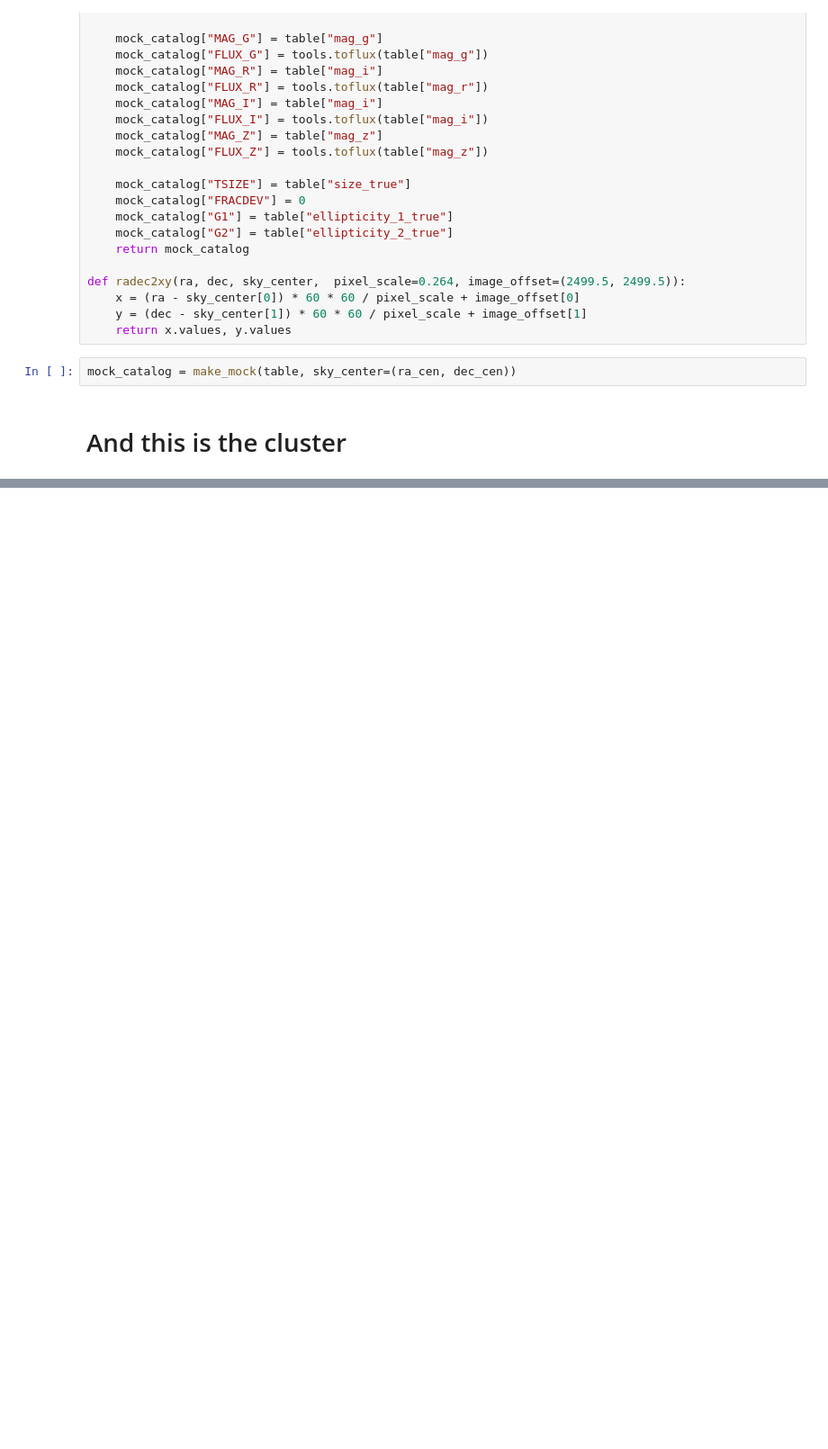
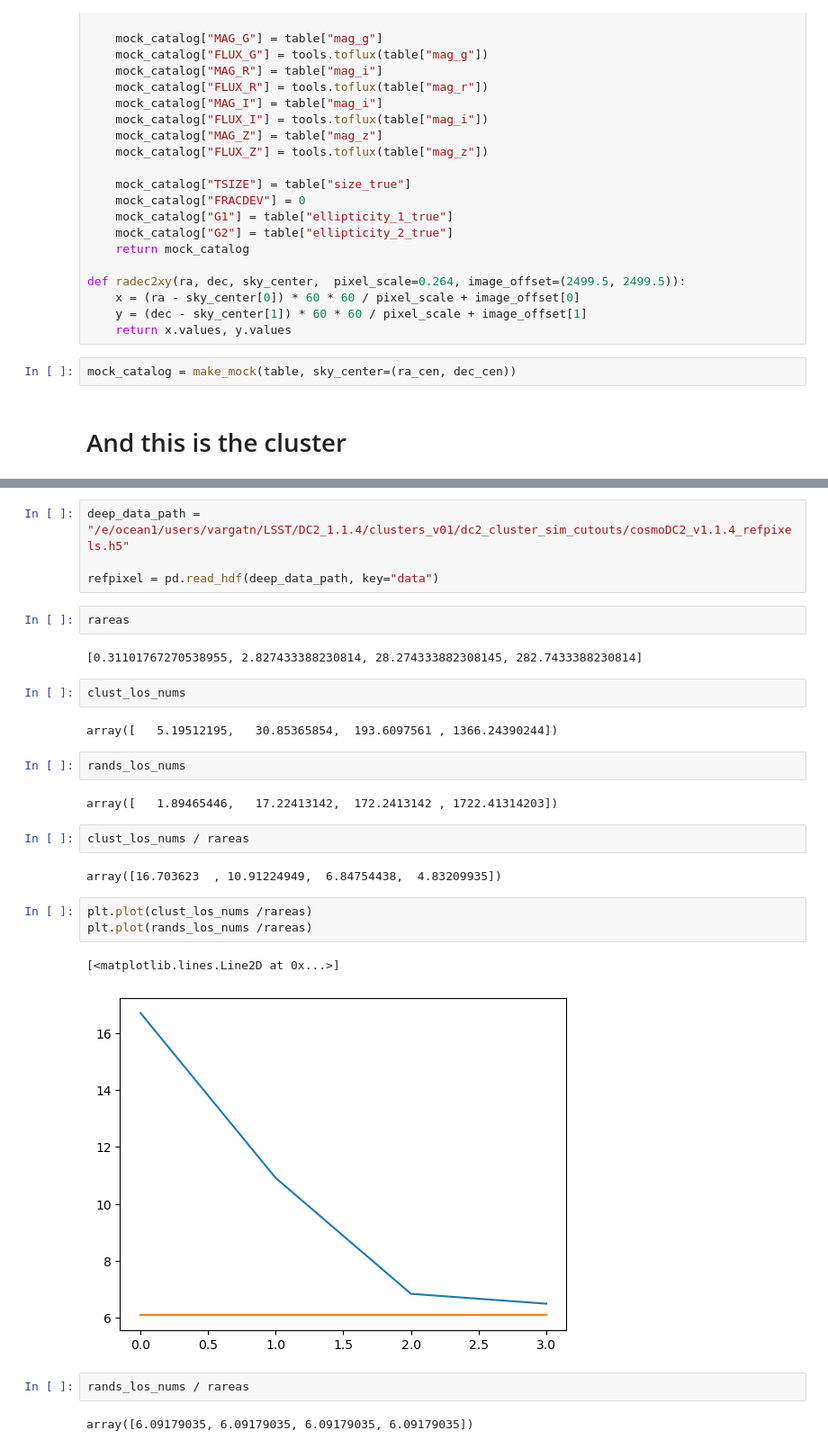
Before and after one commit to vargatn/synthetic, a Jupyter notebook: notebooks/Pipeline/synth_generator_v03.ipynb, the cells around one changed output, grey strips where cells are left out. Shown at 90% size. Cells and saved outputs as stored; diff of their text form; blank space fills up the shorter version.

Commit message:
There's a bug about the cluster galaxy correlation function

```diff
--- a/notebooks/Pipeline/synth_generator_v03.ipynb
+++ b/notebooks/Pipeline/synth_generator_v03.ipynb
@@ -92,0 +103,30 @@ mock_catalog = make_mock(table, sky_center=(ra_cen, dec_cen))
+# %%
+deep_data_path = "/e/ocean1/users/vargatn/LSST/DC2_1.1.4/clusters_v01/dc2_cluster_sim_cutouts/cosmoDC2_v1.1.4_refpixels.h5"
+
+refpixel = pd.read_hdf(deep_data_path, key="data")
+# %%
+rareas
+# %% [output]
+[0.31101767270538955, 2.827433388230814, 28.274333882308145, 282.7433388230814]
+# %%
+clust_los_nums
+# %% [output]
+array([   5.19512195,   30.85365854,  193.6097561 , 1366.24390244])
+# %%
+rands_los_nums
+# %% [output]
+array([   1.89465446,   17.22413142,  172.2413142 , 1722.41314203])
+# %%
+clust_los_nums / rareas
+# %% [output]
+array([16.703623  , 10.91224949,  6.84754438,  4.83209935])
+# %%
+plt.plot(clust_los_nums /rareas)
+plt.plot(rands_los_nums /rareas)
+# %% [output]
+[<matplotlib.lines.Line2D at 0x...>]
+[figure, added]
+# %%
+rands_los_nums / rareas
+# %% [output]
+array([6.09179035, 6.09179035, 6.09179035, 6.09179035])
```
Also changed, not shown: parts of 9 cells of this notebook, 2 other files.
